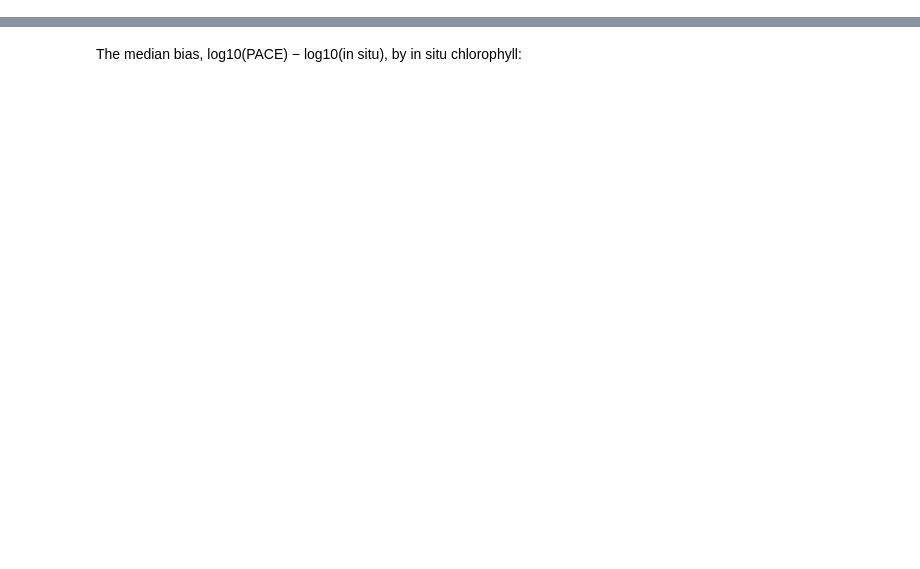
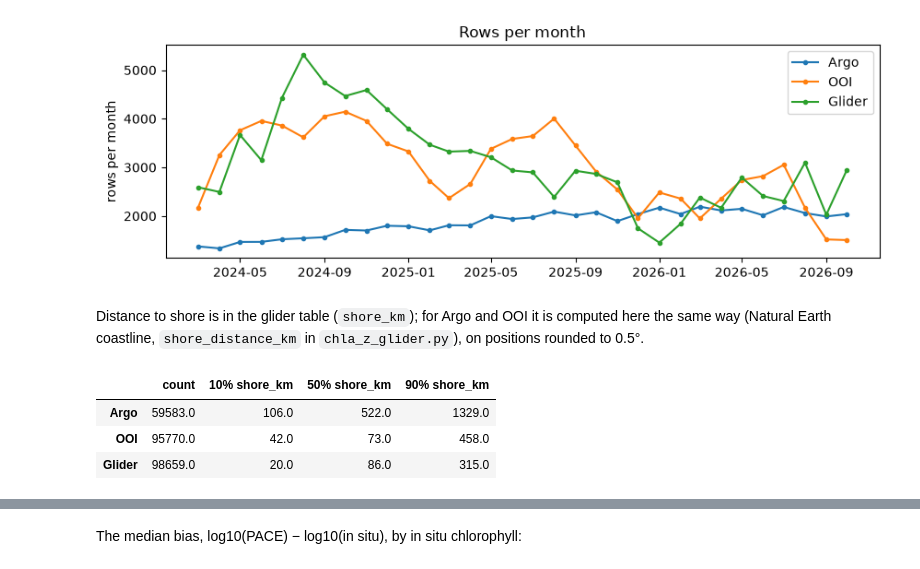
Before and after one commit to fish-pace/fish-pace-datasets, a Jupyter notebook: datasets/chla_z/notebooks/05-compare-datasets.ipynb, the cells around one changed output, grey strips where cells are left out. Drawn from its saved outputs; the diff is of its cells as text; code cells hidden in the pictures; blank space fills up the shorter version.

```diff
--- a/datasets/chla_z/notebooks/05-compare-datasets.ipynb
+++ b/datasets/chla_z/notebooks/05-compare-datasets.ipynb
@@ -70,0 +108,13 @@ the OOI points are less independent than their number suggests.
+# %%
+fig, axs = plt.subplots(2, 1, figsize=(12, 11), gridspec_kw={"height_ratios": [1, 1.1]})
+for ax, (xl, yl) in zip(axs, [((-180, 180), (-80, 80)), ((-170, -30), (15, 65))]):
+    for p in ("argo", "glider"):
+        d = prof[p]
+        ax.scatter(d["lon"], d["lat"], s=1, alpha=0.3, color=COLORS[p], label=f"{NAMES[p]} ({len(d):,} rows)")
+    # OOI sites are fixed: draw each distinct position once, large, on top
+    o = prof["ooi"][["lat", "lon"]].round(1).drop_duplicates()
+    ax.scatter(o["lon"], o["lat"], s=40, marker="D", color=COLORS["ooi"], edgecolor="k",
+               label=f"OOI ({len(prof['ooi']):,} rows, {len(o)} positions)")
+    ax.set_xlim(xl); ax.set_ylim(yl); ax.set_ylabel("lat")
+axs[0].legend(markerscale=4, loc="lower left"); axs[1].set_xlabel("lon")
+axs[0].set_title("Profile positions, 2024-03 to 2026-10"); axs[1].set_title("North America and the northern oceans");
@@ -70,0 +123,32 @@ the OOI points are less independent than their number suggests.
+# %%
+fig, ax = plt.subplots(figsize=(10, 3))
+for p in b.PLATFORMS:
+    m = prof[p].set_index("time").resample("MS").size()
+    ax.plot(m.index, m.values, "-o", ms=3, color=COLORS[p], label=NAMES[p])
+ax.set_ylabel("rows per month"); ax.legend()
+ax.set_title("Rows per month");
+# %% [output]
+[figure, added]
+# %% [markdown]
+Distance to shore is in the glider table (`shore_km`); for Argo and OOI it
+is computed here the same way (Natural Earth coastline, `shore_distance_km`
+in `chla_z_glider.py`), on positions rounded to 0.5°.
+# %%
+import chla_z_glider as g
+
+shore = {}
+for p in ("argo", "ooi"):
+    # positions rounded to 0.5 deg (~50 km): enough for this comparison, and
+    # ~10x fewer distances to compute than the ~60,000 Argo positions
+    r = (prof[p][["lat", "lon"]] * 2).round() / 2
+    pos = r.drop_duplicates().copy()
+    pos["shore_km"] = g.shore_distance_km(pos.lat.to_numpy(), pos.lon.to_numpy())
+    shore[p] = r.merge(pos, on=["lat", "lon"], how="left")["shore_km"]
+shore["glider"] = prof["glider"]["shore_km"]
+pd.DataFrame({NAMES[p]: shore[p].describe(percentiles=[0.1, 0.5, 0.9]) for p in b.PLATFORMS}).round(0).T[
+    ["count", "10%", "50%", "90%"]].rename(columns=lambda c: c if c == "count" else f"{c} shore_km")
+# %% [output]
+|  | count | 10% shore_km | 50% shore_km | 90% shore_km |
+| Argo | 59583.0 | 106.0 | 522.0 | 1329.0 |
+| OOI | 95770.0 | 42.0 | 73.0 | 458.0 |
+| Glider | 98659.0 | 20.0 | 86.0 | 315.0 |
```
Also changed, not shown: parts of 51 cells of this notebook, 7 other files.
